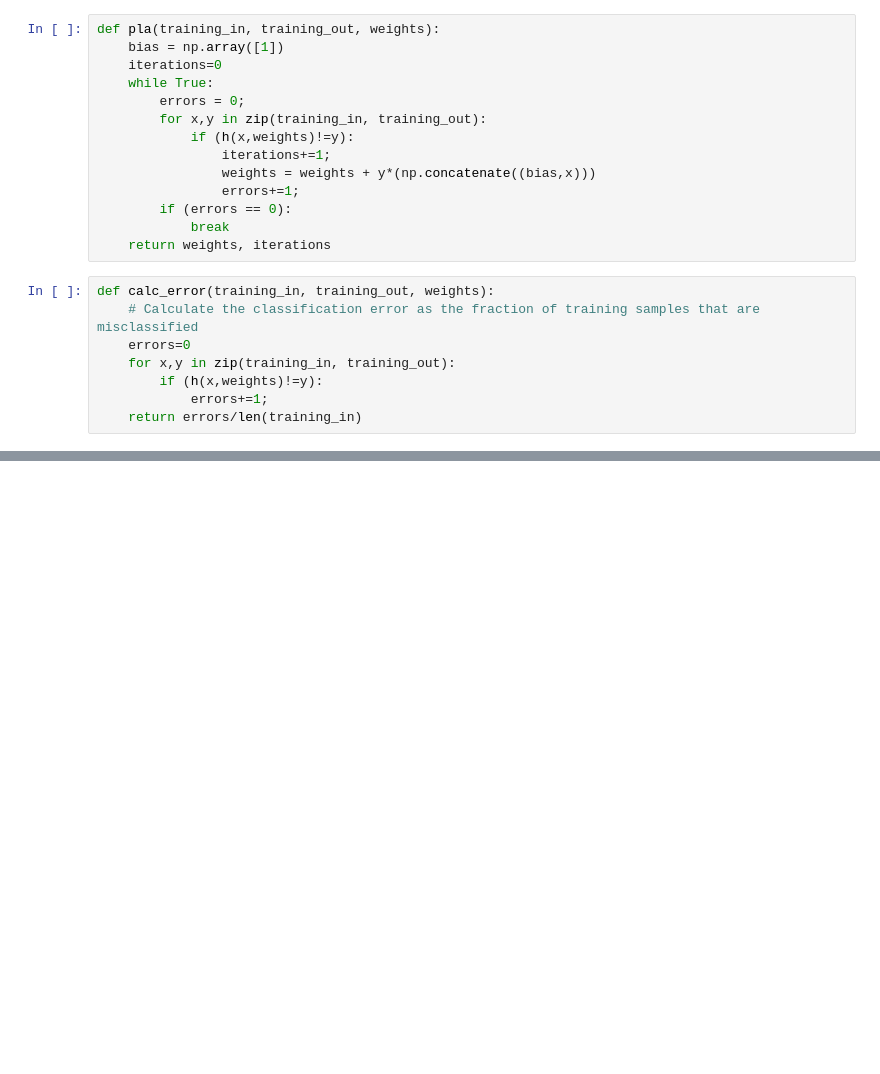
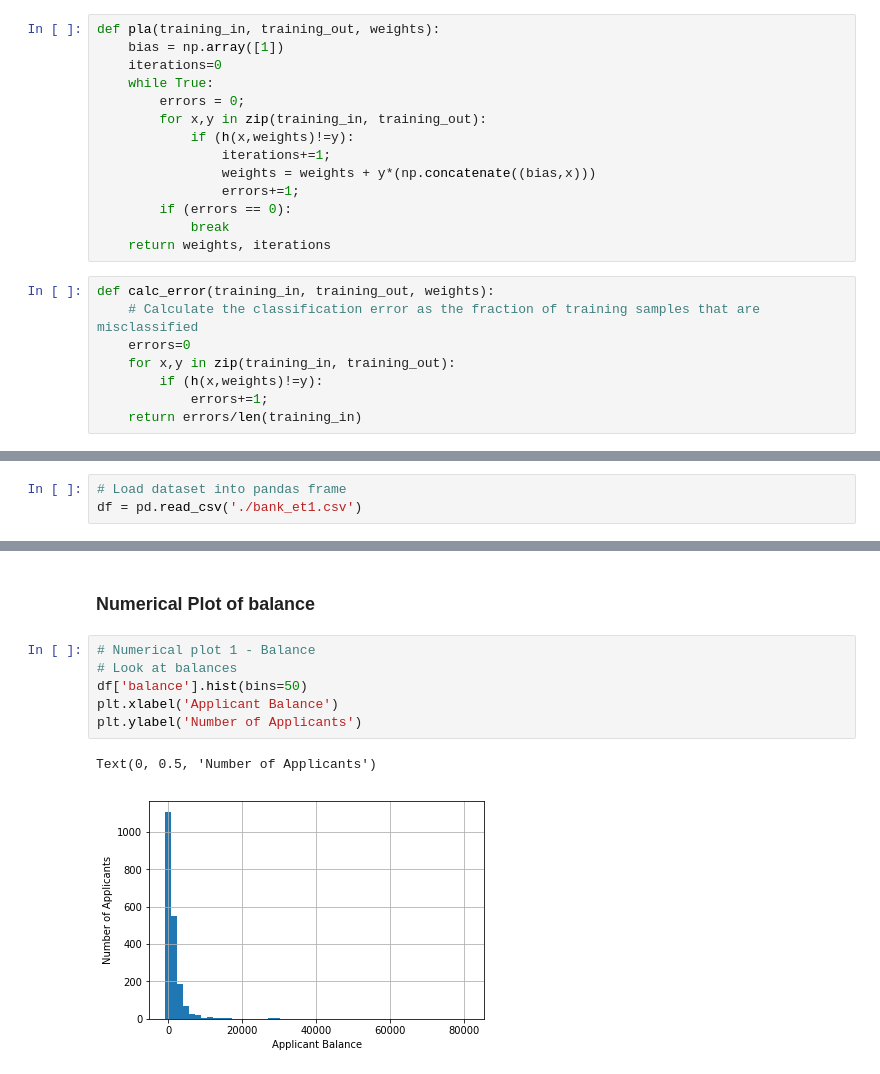
Before and after one commit to vipulpopat/MSCAI_Sem1_Etivity1, a Jupyter notebook: Etivity1.ipynb, the cells around one changed output, grey strips where cells are left out. Drawn from its saved outputs; the diff is of its cells as text; blank space fills up the shorter version.

Commit message:
WIP - Task 1 and 2 completed with various plottings

```diff
--- a/Etivity1.ipynb
+++ b/Etivity1.ipynb
@@ -50,0 +54,3 @@ def calc_error(training_in, training_out, weights):
+# %%
+# Load dataset into pandas frame
+df = pd.read_csv('./bank_et1.csv')
@@ -50,0 +135,11 @@ def calc_error(training_in, training_out, weights):
+# %% [markdown]
+### Numerical Plot of balance
+# %%
+# Numerical plot 1 - Balance
+# Look at balances
+df['balance'].hist(bins=50)
+plt.xlabel('Applicant Balance')
+plt.ylabel('Number of Applicants')
+# %% [output]
+Text(0, 0.5, 'Number of Applicants')
+[figure, added]
```
Also changed, not shown: parts of 28 cells of this notebook, 4 other files.
